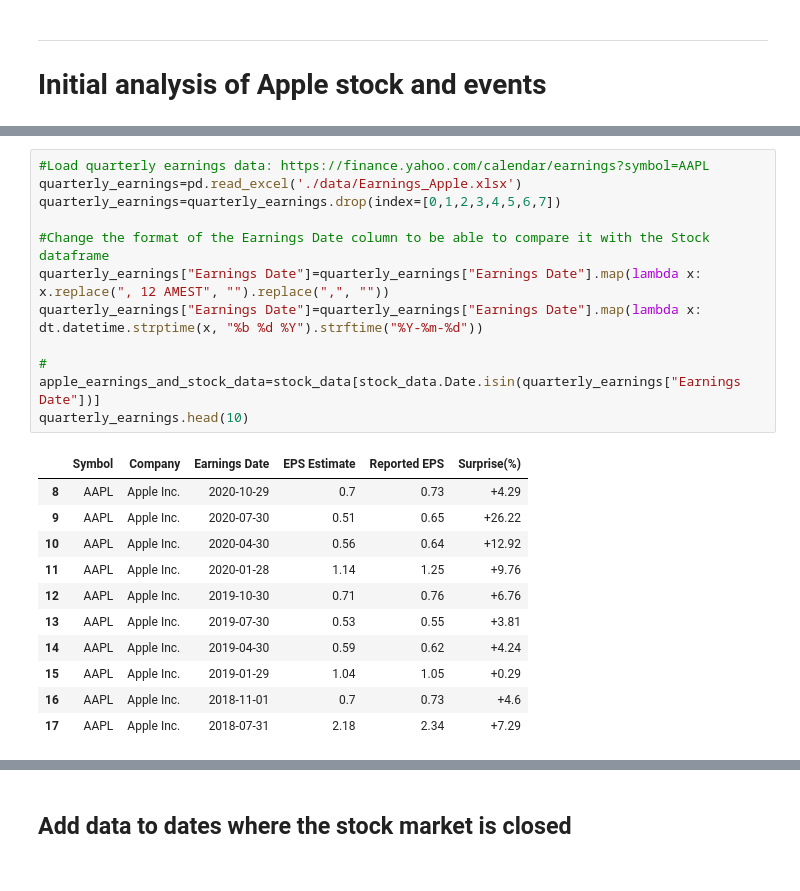
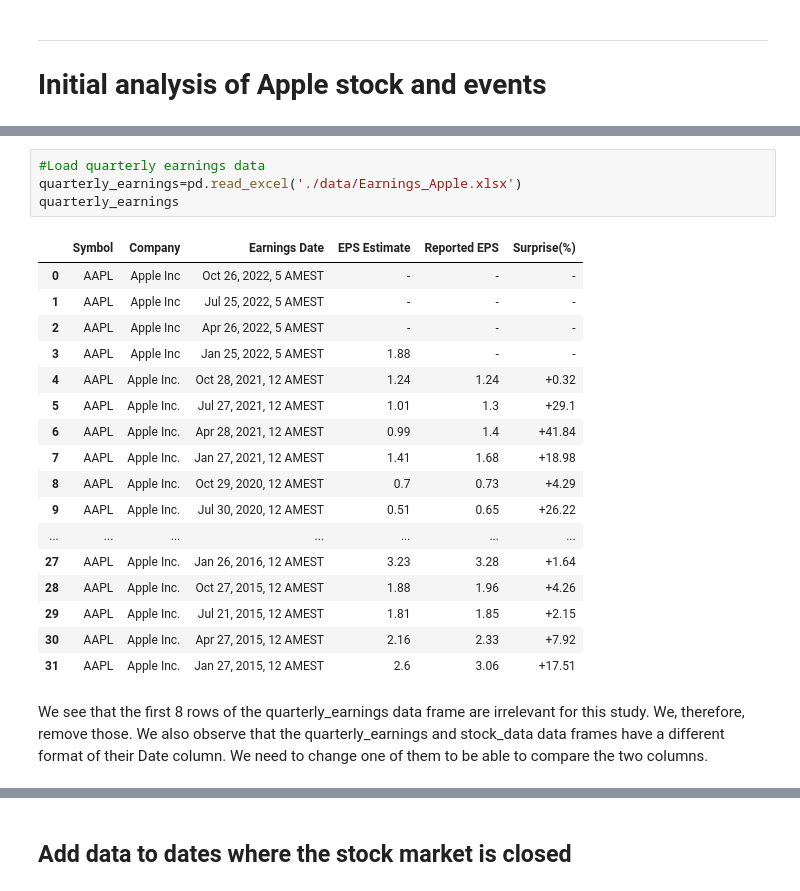
Before and after one commit to epfl-ada/ada-2021-project-club6analysis, a Jupyter notebook: ADA_initial_analysis.ipynb, the cells around one changed output, grey strips where cells are left out. Saved outputs shown, nothing was run; the diff lists cells and outputs as text.

Commit message:
Add comments to Stock analysis

```diff
--- a/ADA_initial_analysis.ipynb
+++ b/ADA_initial_analysis.ipynb
@@ -240,24 +244,25 @@ apple_event_and_stock_data.head()
 # %%
-#Load quarterly earnings data: https://finance.yahoo.com/calendar/earnings?symbol=AAPL
+#Load quarterly earnings data
 quarterly_earnings=pd.read_excel('./data/Earnings_Apple.xlsx')
-quarterly_earnings=quarterly_earnings.drop(index=[0,1,2,3,4,5,6,7])
-
-#Change the format of the Earnings Date column to be able to compare it with the Stock dataframe
-quarterly_earnings["Earnings Date"]=quarterly_earnings["Earnings Date"].map(lambda x: x.replace(", 12 AMEST", "").replace(",", ""))
-quarterly_earnings["Earnings Date"]=quarterly_earnings["Earnings Date"].map(lambda x: dt.datetime.strptime(x, "%b %d %Y").strftime("%Y-%m-%d"))
-
-#
-apple_earnings_and_stock_data=stock_data[stock_data.Date.isin(quarterly_earnings["Earnings Date"])]
-quarterly_earnings.head(10)
+quarterly_earnings
 # %% [output]
 |  | Symbol | Company | Earnings Date | EPS Estimate | Reported EPS | Surprise(%) |
-| 8 | AAPL | Apple Inc. | 2020-10-29 | 0.7 | 0.73 | +4.29 |
-| 9 | AAPL | Apple Inc. | 2020-07-30 | 0.51 | 0.65 | +26.22 |
-| 10 | AAPL | Apple Inc. | 2020-04-30 | 0.56 | 0.64 | +12.92 |
-| 11 | AAPL | Apple Inc. | 2020-01-28 | 1.14 | 1.25 | +9.76 |
-| 12 | AAPL | Apple Inc. | 2019-10-30 | 0.71 | 0.76 | +6.76 |
-| 13 | AAPL | Apple Inc. | 2019-07-30 | 0.53 | 0.55 | +3.81 |
-| 14 | AAPL | Apple Inc. | 2019-04-30 | 0.59 | 0.62 | +4.24 |
-| 15 | AAPL | Apple Inc. | 2019-01-29 | 1.04 | 1.05 | +0.29 |
-| 16 | AAPL | Apple Inc. | 2018-11-01 | 0.7 | 0.73 | +4.6 |
-| 17 | AAPL | Apple Inc. | 2018-07-31 | 2.18 | 2.34 | +7.29 |
+| 0 | AAPL | Apple Inc | Oct 26, 2022, 5 AMEST | - | - | - |
+| 1 | AAPL | Apple Inc | Jul 25, 2022, 5 AMEST | - | - | - |
+| 2 | AAPL | Apple Inc | Apr 26, 2022, 5 AMEST | - | - | - |
+| 3 | AAPL | Apple Inc | Jan 25, 2022, 5 AMEST | 1.88 | - | - |
+| 4 | AAPL | Apple Inc. | Oct 28, 2021, 12 AMEST | 1.24 | 1.24 | +0.32 |
+| 5 | AAPL | Apple Inc. | Jul 27, 2021, 12 AMEST | 1.01 | 1.3 | +29.1 |
+| 6 | AAPL | Apple Inc. | Apr 28, 2021, 12 AMEST | 0.99 | 1.4 | +41.84 |
+| 7 | AAPL | Apple Inc. | Jan 27, 2021, 12 AMEST | 1.41 | 1.68 | +18.98 |
+| 8 | AAPL | Apple Inc. | Oct 29, 2020, 12 AMEST | 0.7 | 0.73 | +4.29 |
+| 9 | AAPL | Apple Inc. | Jul 30, 2020, 12 AMEST | 0.51 | 0.65 | +26.22 |
+| ... | ... | ... | ... | ... | ... | ... |
+| 27 | AAPL | Apple Inc. | Jan 26, 2016, 12 AMEST | 3.23 | 3.28 | +1.64 |
+| 28 | AAPL | Apple Inc. | Oct 27, 2015, 12 AMEST | 1.88 | 1.96 | +4.26 |
+| 29 | AAPL | Apple Inc. | Jul 21, 2015, 12 AMEST | 1.81 | 1.85 | +2.15 |
+| 30 | AAPL | Apple Inc. | Apr 27, 2015, 12 AMEST | 2.16 | 2.33 | +7.92 |
+| 31 | AAPL | Apple Inc. | Jan 27, 2015, 12 AMEST | 2.6 | 3.06 | +17.51 |
+# %% [markdown]
+We see that the first 8 rows of the quarterly_earnings data frame are irrelevant for this study. We, therefore, remove those.
+We also observe that the quarterly_earnings and stock_data data frames have a different format of their Date column. We need to change one of them to be able to compare the two columns.
```
Also changed, not shown: parts of 17 cells of this notebook.
